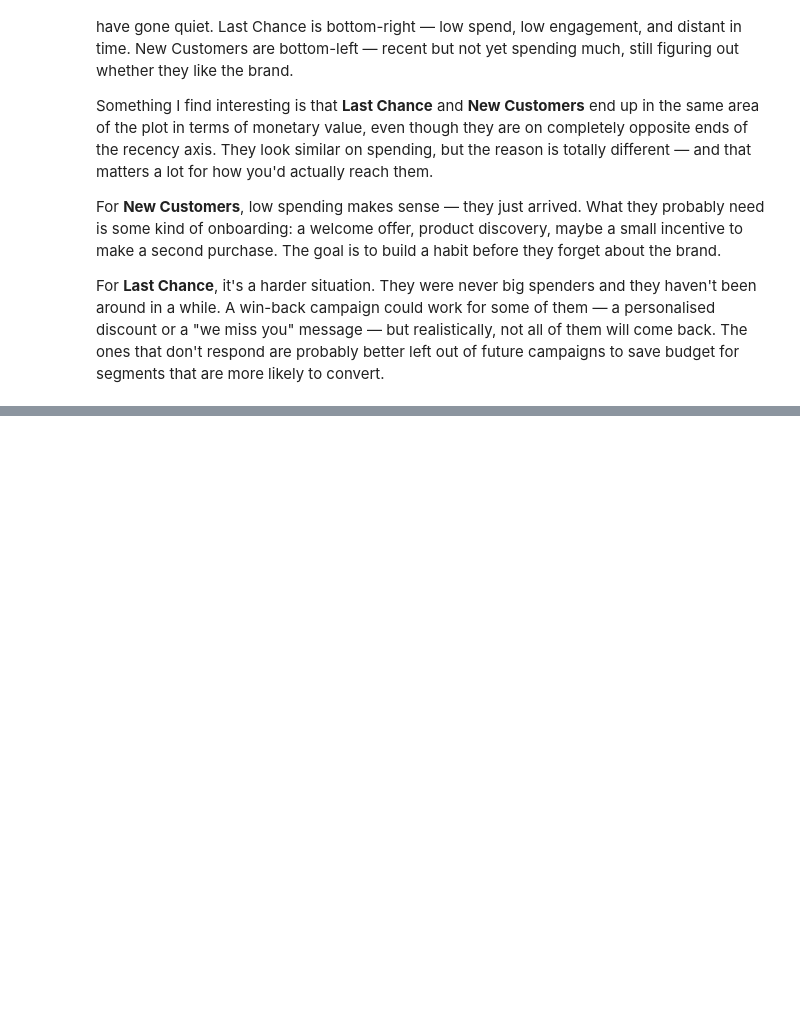
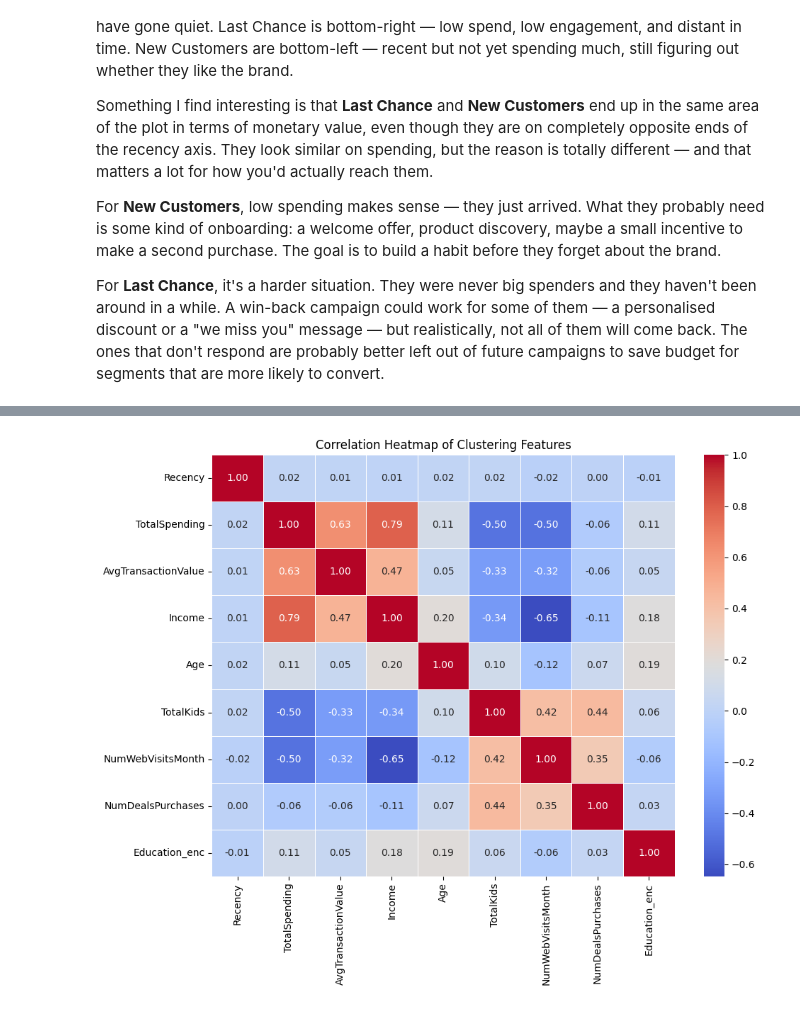
Before and after one commit to ialwayslikedgrime/data_science_exercises, a Jupyter notebook: lab1.ipynb, the cells around one changed output, grey strips where cells are left out. Saved outputs shown, nothing was run; the diff lists cells and outputs as text; code cells hidden in the pictures; blank space fills up the shorter version.

```diff
--- a/lab1.ipynb
+++ b/lab1.ipynb
@@ -793,0 +867,33 @@ For **Last Chance**, it's a harder situation. They were never big spenders and t
+# %%
+# Estrai l'informazione UNICA che TotalPurchases porta
+# senza la ridondanza con TotalSpending
+df['AvgTransactionValue'] = df['TotalSpending'] / df['TotalPurchases'].replace(0, 1)
+# %%
+cluster_features = [
+    'Recency',
+    'TotalSpending',          # quanto spende in totale
+    'AvgTransactionValue',    # come spende (stile)  ← nuovo
+    'Income',
+    'Age',
+    'TotalKids',
+    'NumWebVisitsMonth',
+    'NumDealsPurchases',
+    'Education_enc',
+]
+# %%
+# Correlation heatmap of clustering features
+# Purpose: check for multicollinearity before clustering
+# Highly correlated features (r > 0.70) would bias K-Means
+# by double-counting the same variance
+
+plt.figure(figsize=(10, 8))
+numerical_cluster = df[cluster_features].select_dtypes(include=['int64', 'float64'])
+corr_matrix = numerical_cluster.corr()
+
+sns.heatmap(corr_matrix, annot=True, cmap='coolwarm',
+            fmt='.2f', linewidths=0.5)
+plt.title('Correlation Heatmap of Clustering Features')
+plt.tight_layout()
+plt.show()
+# %% [output]
+[figure, added]
```
Also changed, not shown: parts of 14 cells of this notebook.
